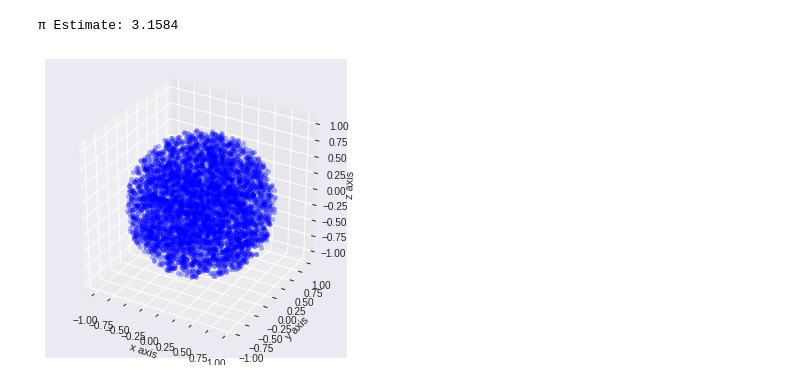
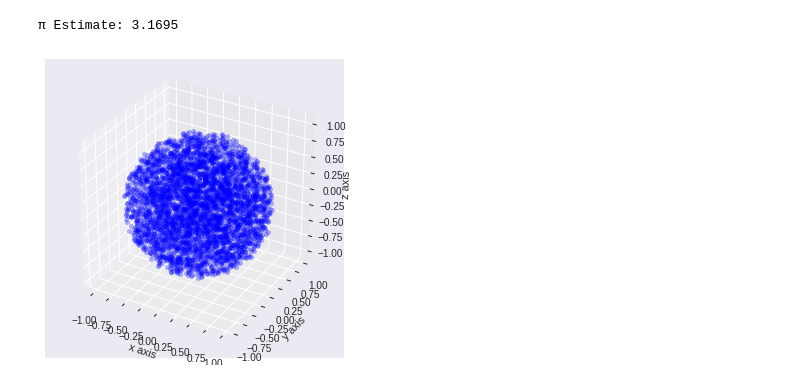
Before and after one commit to kaireylee/MiscPythonNotebooks, a Jupyter notebook: MonteCarloPi.ipynb, the cells around one changed output. Drawn from its saved outputs; the diff is of its cells as text; code cells hidden in the pictures.

Commit message:
Reduced number of iterations

```diff
--- a/MonteCarloPi.ipynb
+++ b/MonteCarloPi.ipynb
@@ -15,30 +15,30 @@ import numpy as np
 import random
 # %%
 inside_sphere = 0
-iterations = 10000
+iterations = 8000
 i = 0
 
 fig = plt.figure()
 ax = fig.add_subplot(111, projection='3d',aspect='equal')
 
 ax.set_xlabel('x axis')
 ax.set_ylabel('y axis')
 ax.set_zlabel('z axis')
 
 while(i < iterations):
   #generate random floats
   x = random.uniform(-1,1)
   y = random.uniform(-1,1)
   z = random.uniform(-1,1)
   d = x*x + y*y + z*z
   if(d <= 1):
     inside_sphere+=1
     ax.scatter(x, y, z, c='b', alpha=0.3)
   i+=1
 
 pi_est = 6*inside_sphere/i
 print("π Estimate: " + str(pi_est))
 plt.show()
 # %% [output]
-π Estimate: 3.1584
+π Estimate: 3.1695
-[figure, old version]
+[figure, new version]
```
